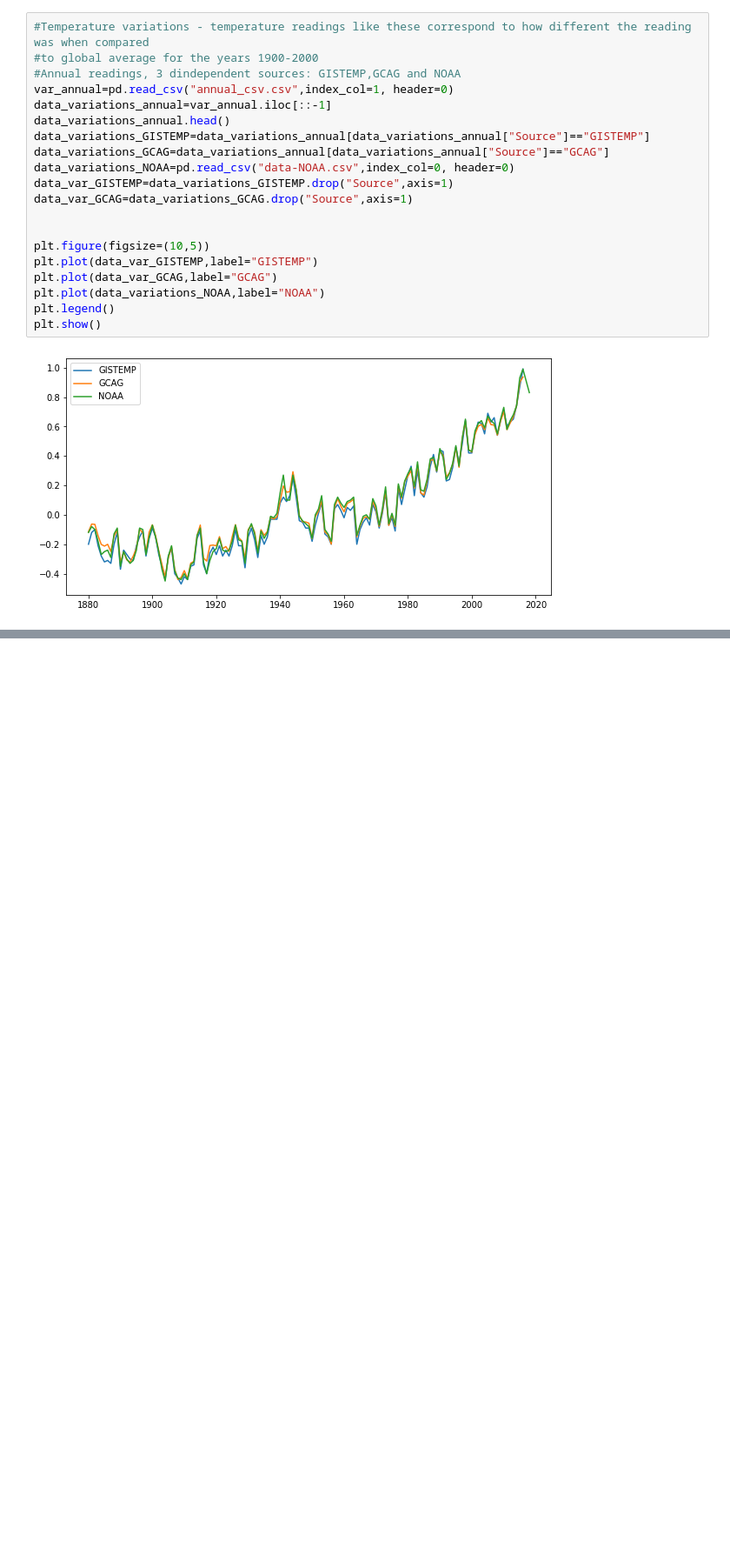
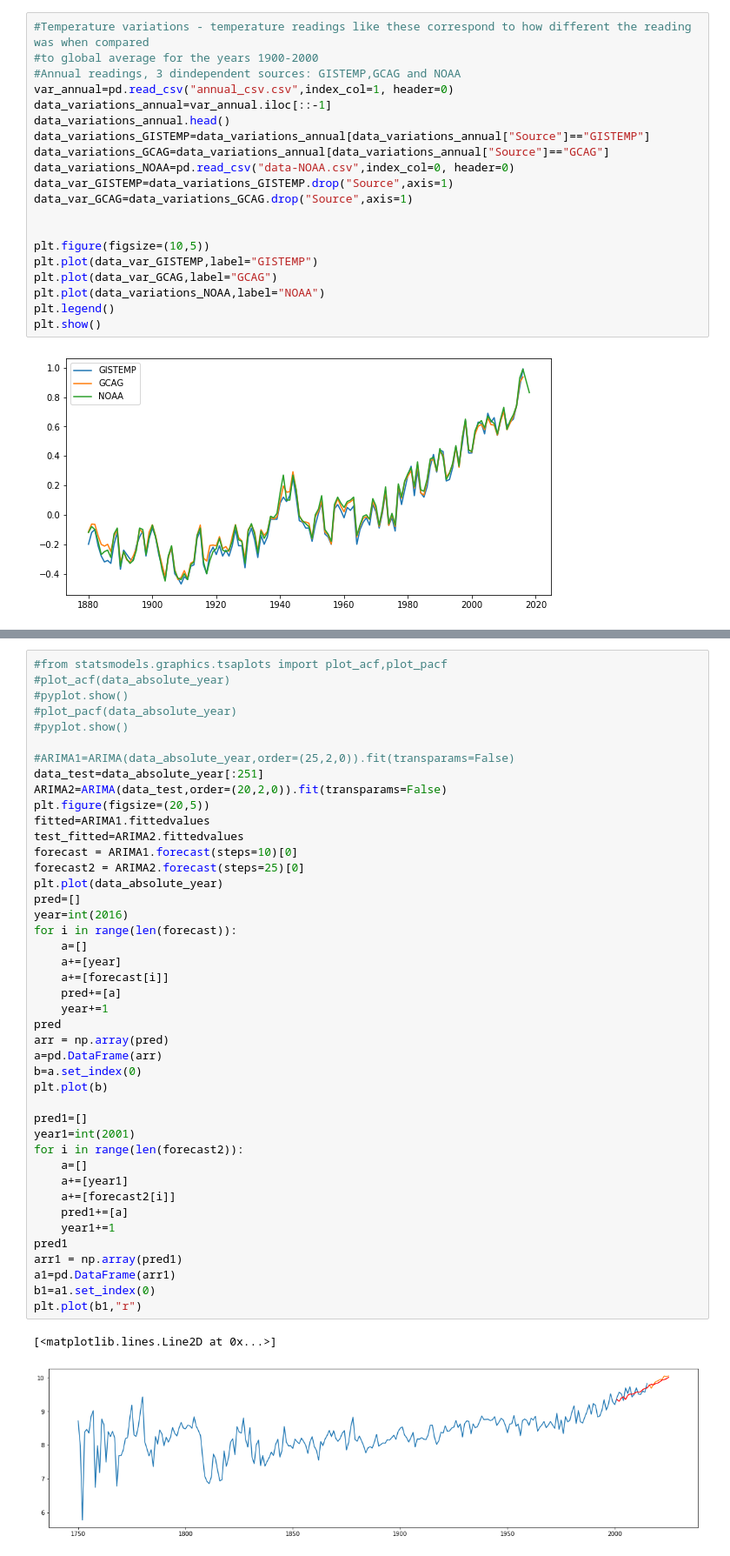
Before and after one commit to TL114/DataScience19, a Jupyter notebook: DS19.ipynb, the cells around one changed output, grey strips where cells are left out. Shown at 87% size. Drawn from its saved outputs; the diff is of its cells as text; blank space fills up the shorter version.

Commit message:
ARIMA model

```diff
--- a/DS19.ipynb
+++ b/DS19.ipynb
@@ -89,0 +131,46 @@ plt.show()
+# %%
+#from statsmodels.graphics.tsaplots import plot_acf,plot_pacf
+#plot_acf(data_absolute_year)
+#pyplot.show()
+#plot_pacf(data_absolute_year)
+#pyplot.show()
+
+#ARIMA1=ARIMA(data_absolute_year,order=(25,2,0)).fit(transparams=False)
+data_test=data_absolute_year[:251]
+ARIMA2=ARIMA(data_test,order=(20,2,0)).fit(transparams=False)
+plt.figure(figsize=(20,5))
+fitted=ARIMA1.fittedvalues
+test_fitted=ARIMA2.fittedvalues
+forecast = ARIMA1.forecast(steps=10)[0]
+forecast2 = ARIMA2.forecast(steps=25)[0]
+plt.plot(data_absolute_year)
+pred=[]
+year=int(2016)
+for i in range(len(forecast)):
+    a=[]
+    a+=[year]
+    a+=[forecast[i]]
+    pred+=[a]
+    year+=1
+pred
+arr = np.array(pred)
+a=pd.DataFrame(arr)
+b=a.set_index(0)
+plt.plot(b)
+
+pred1=[]
+year1=int(2001)
+for i in range(len(forecast2)):
+    a=[]
+    a+=[year1]
+    a+=[forecast2[i]]
+    pred1+=[a]
+    year1+=1
+pred1
+arr1 = np.array(pred1)
+a1=pd.DataFrame(arr1)
+b1=a1.set_index(0)
+plt.plot(b1,"r")
+# %% [output]
+[<matplotlib.lines.Line2D at 0x...>]
+[figure, added]
```
Also changed, not shown: parts of 5 cells of this notebook.
